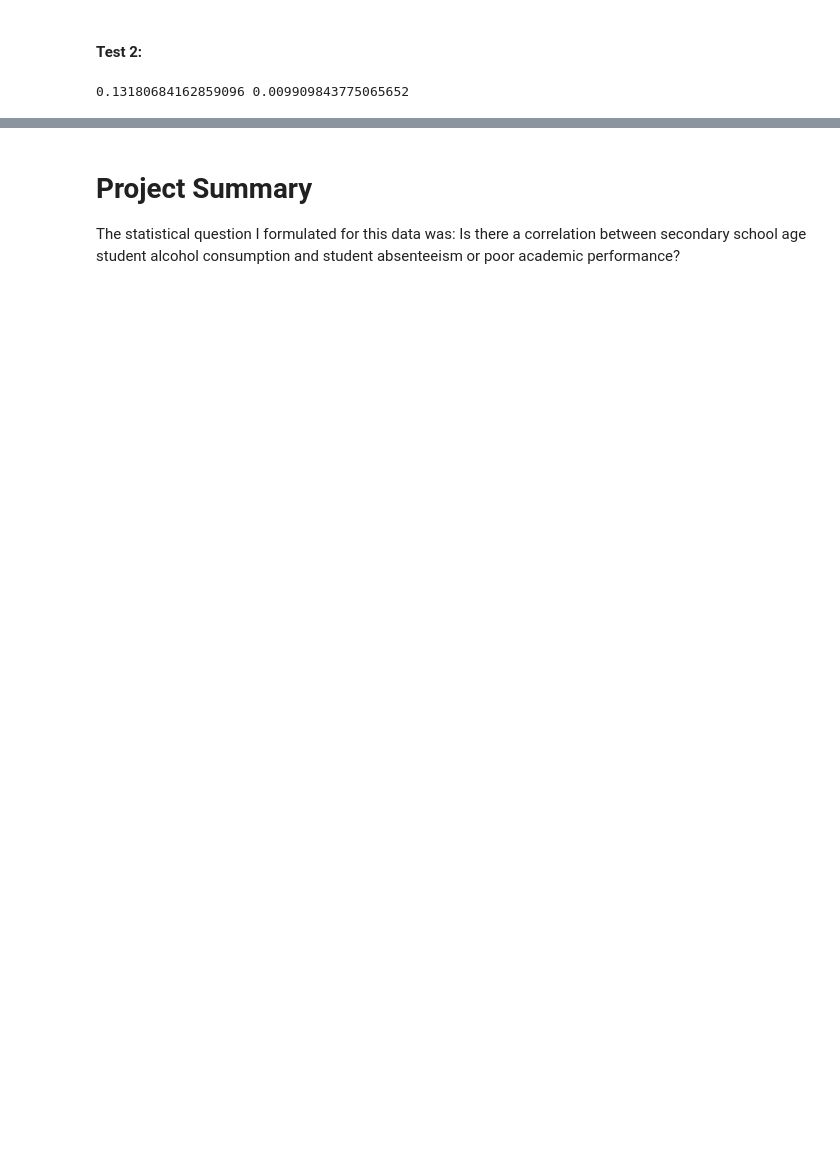
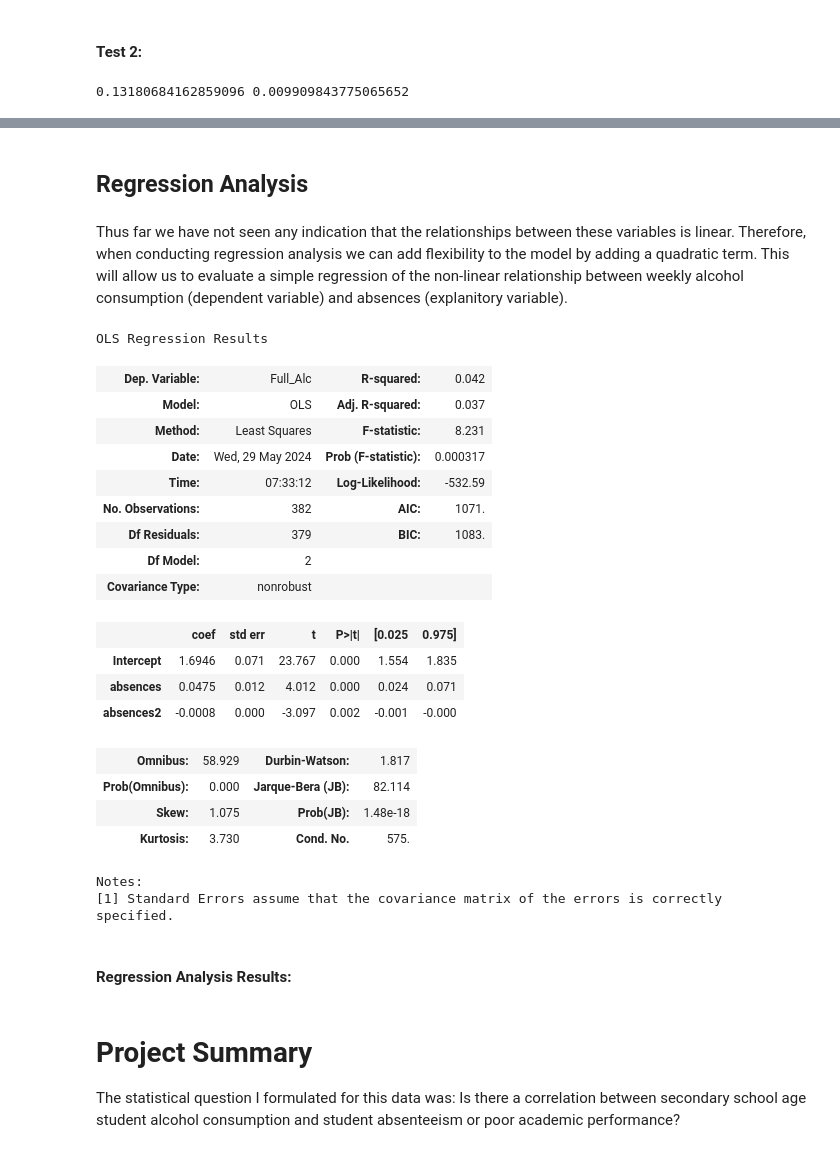
Before and after one commit to maleyoung/Data_Exploration_and_Analysis--TermProject, a Jupyter notebook: PRACTICE-Young_DSC530_Term Project.ipynb, the cells around one changed output, grey strips where cells are left out. Saved outputs shown, nothing was run; the diff lists cells and outputs as text; code cells hidden in the pictures; blank space fills up the shorter version.

```diff
--- a/PRACTICE-Young_DSC530_Term Project.ipynb
+++ b/PRACTICE-Young_DSC530_Term Project.ipynb
@@ -880,3 +932,40 @@ print(r, p_value)
+# %% [markdown]
+## Regression Analysis
+# %% [markdown]
+Thus far we have not seen any indication that the relationships between these variables is linear. Therefore, when conducting regression analysis we can add flexibility to the model by adding a quadratic term. This will allow us to evaluate a simple regression of the non-linear relationship between weekly alcohol consumption (dependent variable) and absences (explanitory variable).
+# %%
+#Full_Alc is the dependent variable
+#absences is the explanitory variable
+#If we add absences squared, we can control for a quadratic relationship between weekly alcohol consumption and absences.
+dfStud['absences2'] = dfStud.absences**2
+formula = 'Full_Alc ~ absences + absences2'
+#smf.ols takes the formula string and the DataFrame (dfStud) and returns an OLS object that represents the model
+#The fit method fitst the model to the data and returns a Regression Results object (as a table when you use results.summary())
+results = smf.ols(formula, data=dfStud).fit()
+results.summary()
+# %% [output]
+OLS Regression Results
+| Dep. Variable: | Full_Alc | R-squared: | 0.042 |
+| Model: | OLS | Adj. R-squared: | 0.037 |
+| Method: | Least Squares | F-statistic: | 8.231 |
+| Date: | Wed, 29 May 2024 | Prob (F-statistic): | 0.000317 |
+| Time: | 07:33:12 | Log-Likelihood: | -532.59 |
+| No. Observations: | 382 | AIC: | 1071. |
+| Df Residuals: | 379 | BIC: | 1083. |
+| Df Model: | 2 |  |  |
+| Covariance Type: | nonrobust |  |  |
+|  | coef | std err | t | P>|t| | [0.025 | 0.975] |
+| Intercept | 1.6946 | 0.071 | 23.767 | 0.000 | 1.554 | 1.835 |
+| absences | 0.0475 | 0.012 | 4.012 | 0.000 | 0.024 | 0.071 |
+| absences2 | -0.0008 | 0.000 | -3.097 | 0.002 | -0.001 | -0.000 |
+| Omnibus: | 58.929 | Durbin-Watson: | 1.817 |
+| Prob(Omnibus): | 0.000 | Jarque-Bera (JB): | 82.114 |
+| Skew: | 1.075 | Prob(JB): | 1.48e-18 |
+| Kurtosis: | 3.730 | Cond. No. | 575. |
+Notes:
+[1] Standard Errors assume that the covariance matrix of the errors is correctly specified.
+# %% [markdown]
+#### Regression Analysis Results:
 # %% [markdown]
 # Project Summary
 The statistical question I formulated for this data was: Is there a correlation between secondary school age student alcohol consumption and student absenteeism or poor academic performance?
```
Also changed, not shown: parts of 19 cells of this notebook.
